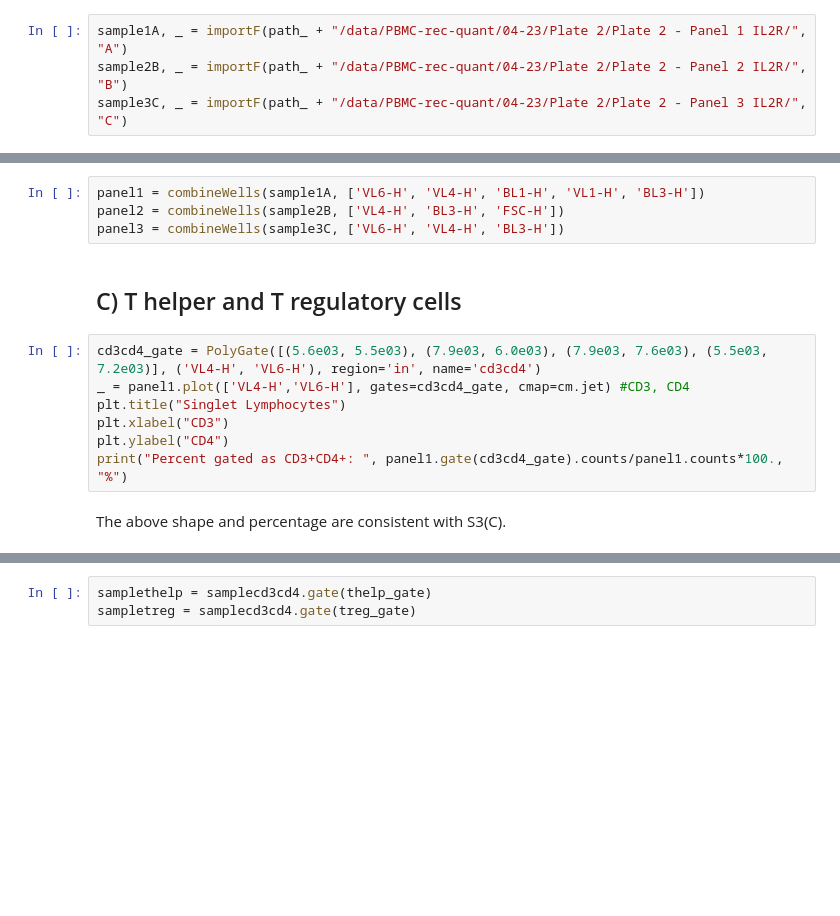
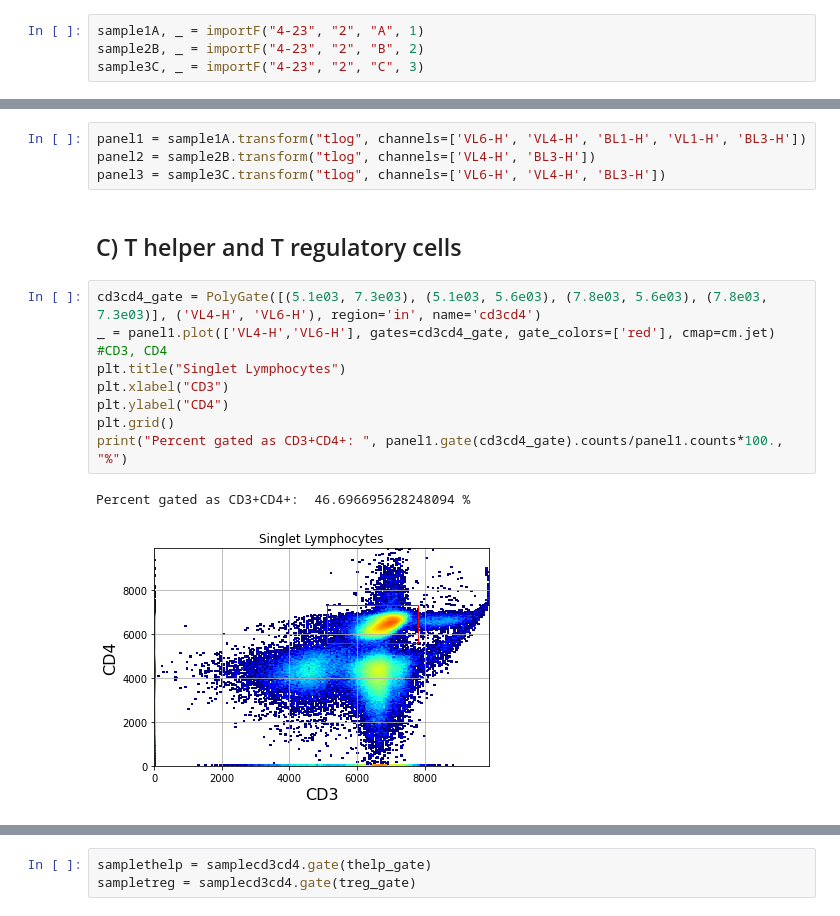
Before and after one commit to meyer-lab/type-I-ckine-model, a Jupyter notebook: liveCellGating_0423_plate2.ipynb, the cells around one changed output, grey strips where cells are left out. Drawn from its saved outputs; the diff is of its cells as text; blank space fills up the shorter version.

```diff
--- a/liveCellGating_0423_plate2.ipynb
+++ b/liveCellGating_0423_plate2.ipynb
@@ -16,4 +19,4 @@ path_ = os.path.abspath('') + "/ckine"
 # %%
-sample1A, _ = importF(path_ + "/data/PBMC-rec-quant/04-23/Plate 2/Plate 2 - Panel 1 IL2R/", "A")
-sample2B, _ = importF(path_ + "/data/PBMC-rec-quant/04-23/Plate 2/Plate 2 - Panel 2 IL2R/", "B")
-sample3C, _ = importF(path_ + "/data/PBMC-rec-quant/04-23/Plate 2/Plate 2 - Panel 3 IL2R/", "C")
+sample1A, _ = importF("4-23", "2", "A", 1)
+sample2B, _ = importF("4-23", "2", "B", 2)
+sample3C, _ = importF("4-23", "2", "C", 3)
@@ -28,17 +23,19 @@ def combineWells(samples, channels_):
 # %%
-panel1 = combineWells(sample1A, ['VL6-H', 'VL4-H', 'BL1-H', 'VL1-H', 'BL3-H'])
-panel2 = combineWells(sample2B, ['VL4-H', 'BL3-H', 'FSC-H'])
-panel3 = combineWells(sample3C, ['VL6-H', 'VL4-H', 'BL3-H'])
+panel1 = sample1A.transform("tlog", channels=['VL6-H', 'VL4-H', 'BL1-H', 'VL1-H', 'BL3-H'])
+panel2 = sample2B.transform("tlog", channels=['VL4-H', 'BL3-H'])
+panel3 = sample3C.transform("tlog", channels=['VL6-H', 'VL4-H', 'BL3-H'])
 # %% [markdown]
 ## C) T helper and T regulatory cells
 # %%
-cd3cd4_gate = PolyGate([(5.6e03, 5.5e03), (7.9e03, 6.0e03), (7.9e03, 7.6e03), (5.5e03, 7.2e03)], ('VL4-H', 'VL6-H'), region='in', name='cd3cd4')
-_ = panel1.plot(['VL4-H','VL6-H'], gates=cd3cd4_gate, cmap=cm.jet) #CD3, CD4
+cd3cd4_gate = PolyGate([(5.1e03, 7.3e03), (5.1e03, 5.6e03), (7.8e03, 5.6e03), (7.8e03, 7.3e03)], ('VL4-H', 'VL6-H'), region='in', name='cd3cd4')
+_ = panel1.plot(['VL4-H','VL6-H'], gates=cd3cd4_gate, gate_colors=['red'], cmap=cm.jet) #CD3, CD4
 plt.title("Singlet Lymphocytes")
 plt.xlabel("CD3")
 plt.ylabel("CD4")
+plt.grid()
 print("Percent gated as CD3+CD4+: ", panel1.gate(cd3cd4_gate).counts/panel1.counts*100., "%")
+# %% [output]
+Percent gated as CD3+CD4+:  46.696695628248094 %
+[figure, added]
-# %% [markdown]
-The above shape and percentage are consistent with S3(C).
 # %%
 samplecd3cd4 = panel1.gate(cd3cd4_gate)
```
Also changed, not shown: parts of 16 cells of this notebook, 3 other files.
